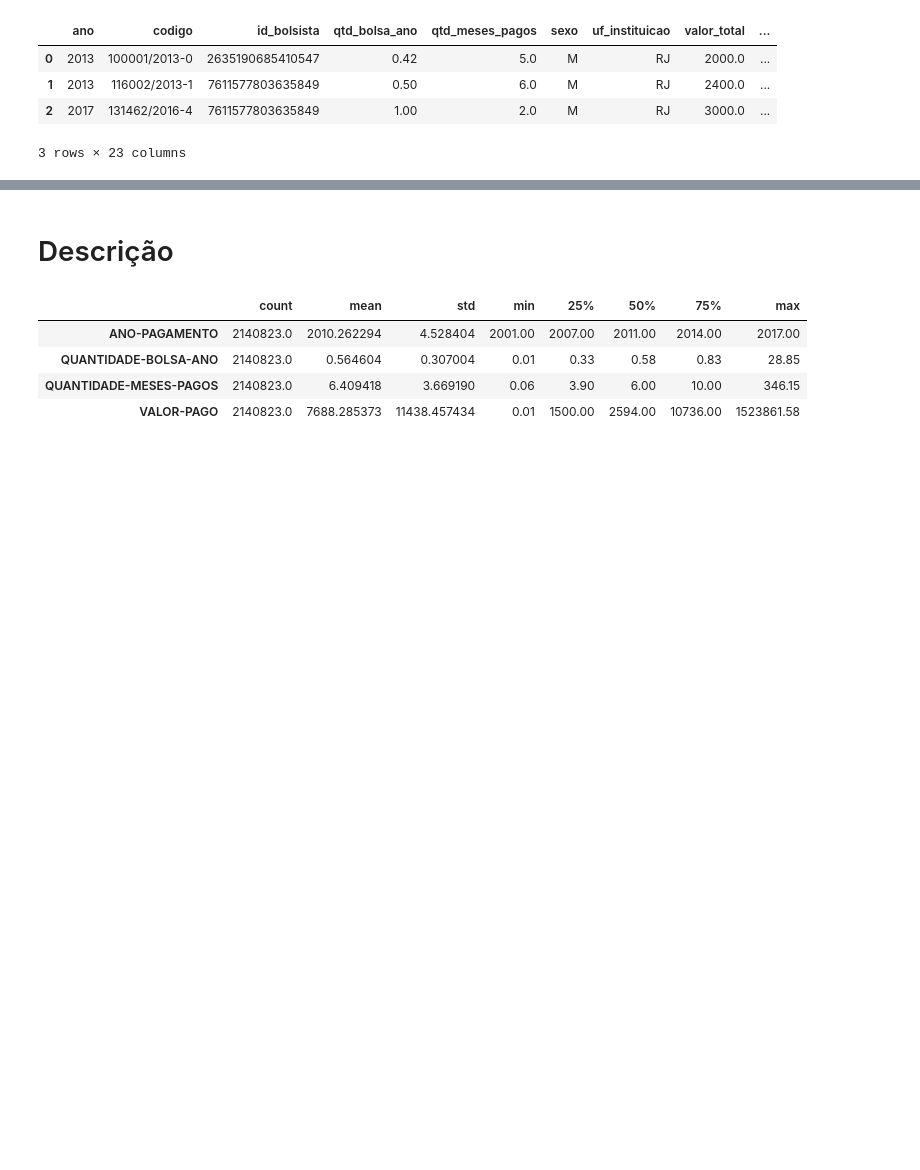
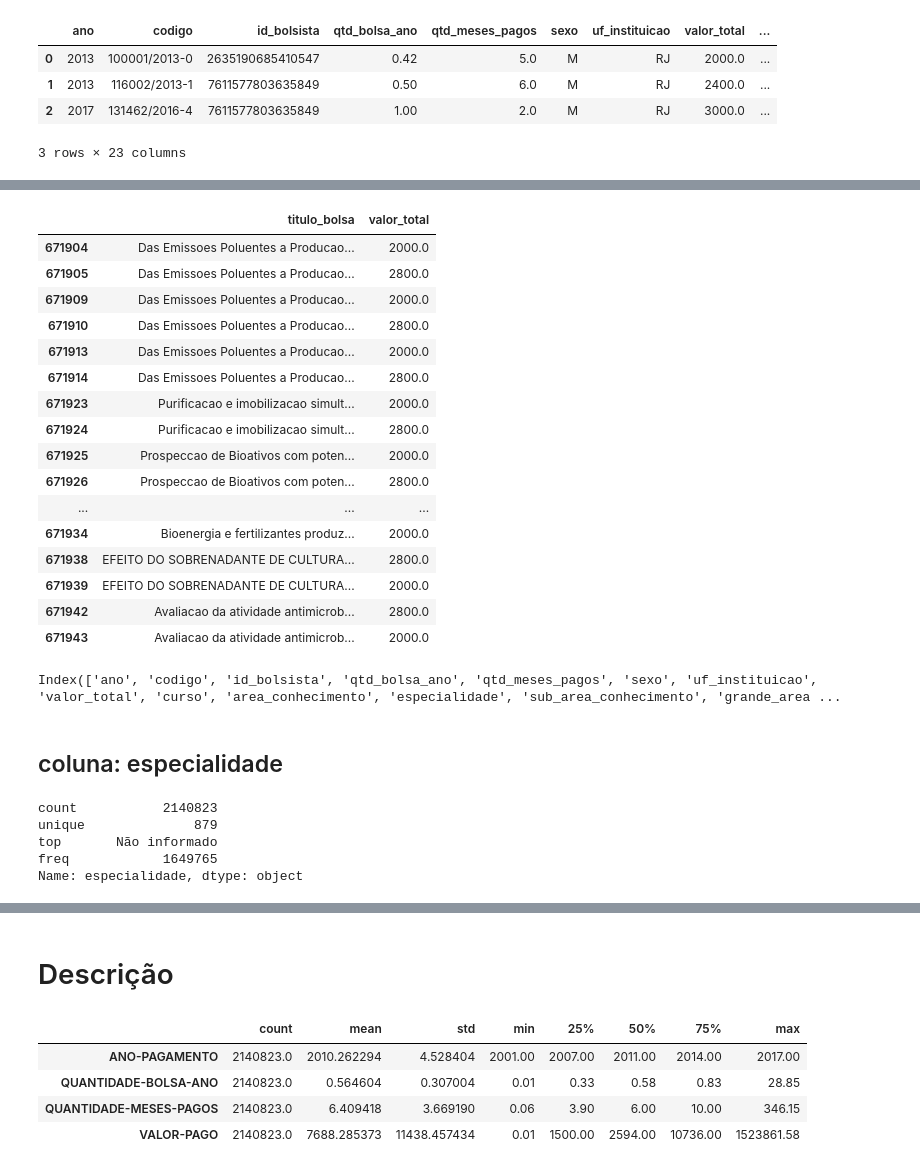
Before and after one commit to abevieiramota/course-python-data-analysis1, a Jupyter notebook: 04 - Analise/4.x - Bolsas CNPq.ipynb, the cells around one changed output, grey strips where cells are left out. Drawn from its saved outputs; the diff is of its cells as text; code cells hidden in the pictures; blank space fills up the shorter version.

```diff
--- a/04 - Analise/4.x - Bolsas CNPq.ipynb
+++ b/04 - Analise/4.x - Bolsas CNPq.ipynb
@@ -27,6 +27,8 @@ http://estatico.cnpq.br/bi/CNPQ/DadosAbertos/Fomento/PagamentoBolsaAno/hst_pgt_b
 </table>
 # %%
 import pandas as pd
+pd.set_option("display.width", 500)
+pd.set_option("display.max_colwidth", 500)
 from matplotlib import pyplot as plt
 import seaborn as sns
 
@@ -288,0 +502,34 @@ cnpq.head(3)
+# %%
+cnpq[cnpq.area_conhecimento == "Carreira Religiosa"][["titulo_bolsa", "valor_total"]] # :(
+# %% [output]
+|  | titulo_bolsa | valor_total |
+| 671904 | Das Emissoes Poluentes a Producao... | 2000.0 |
+| 671905 | Das Emissoes Poluentes a Producao... | 2800.0 |
+| 671909 | Das Emissoes Poluentes a Producao... | 2000.0 |
+| 671910 | Das Emissoes Poluentes a Producao... | 2800.0 |
+| 671913 | Das Emissoes Poluentes a Producao... | 2000.0 |
+| 671914 | Das Emissoes Poluentes a Producao... | 2800.0 |
+| 671923 | Purificacao e imobilizacao simult... | 2000.0 |
+| 671924 | Purificacao e imobilizacao simult... | 2800.0 |
+| 671925 | Prospeccao de Bioativos com poten... | 2000.0 |
+| 671926 | Prospeccao de Bioativos com poten... | 2800.0 |
+| ... | ... | ... |
+| 671934 | Bioenergia e fertilizantes produz... | 2000.0 |
+| 671938 | EFEITO DO SOBRENADANTE DE CULTURA... | 2800.0 |
+| 671939 | EFEITO DO SOBRENADANTE DE CULTURA... | 2000.0 |
+| 671942 | Avaliacao da atividade antimicrob... | 2800.0 |
+| 671943 | Avaliacao da atividade antimicrob... | 2000.0 |
+# %%
+cnpq.columns
+# %% [output]
+Index(['ano', 'codigo', 'id_bolsista', 'qtd_bolsa_ano', 'qtd_meses_pagos', 'sexo', 'uf_instituicao', 'valor_total', 'curso', 'area_conhecimento', 'especialidade', 'sub_area_conhecimento', 'grande_area ...
+# %% [markdown]
+## coluna: especialidade
+# %%
+cnpq.especialidade.describe()
+# %% [output]
+count           2140823
+unique              879
+top       Não informado
+freq            1649765
+Name: especialidade, dtype: object
```
Also changed, not shown: parts of 49 cells of this notebook.
